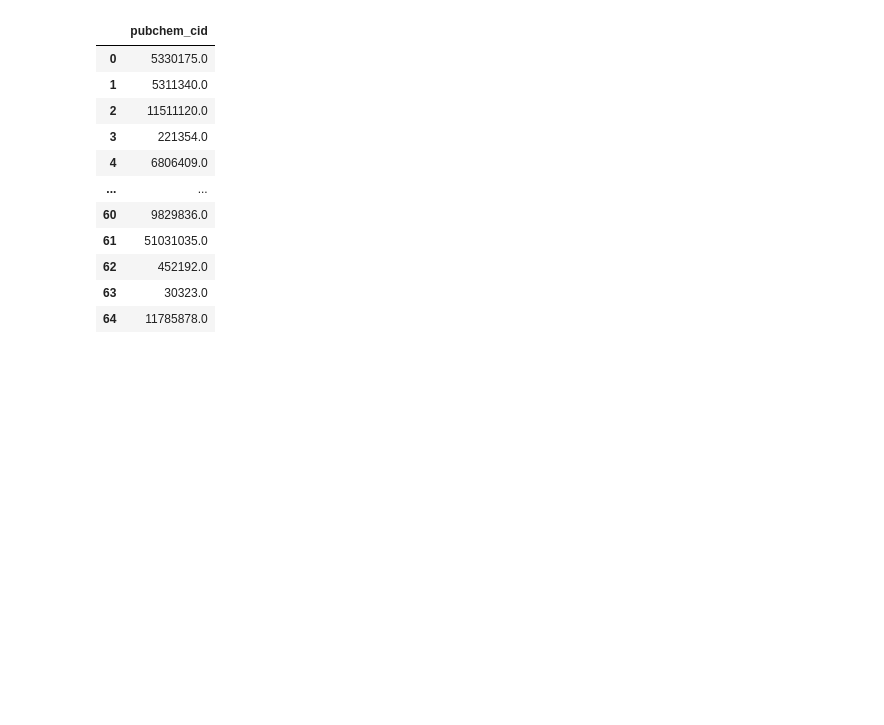
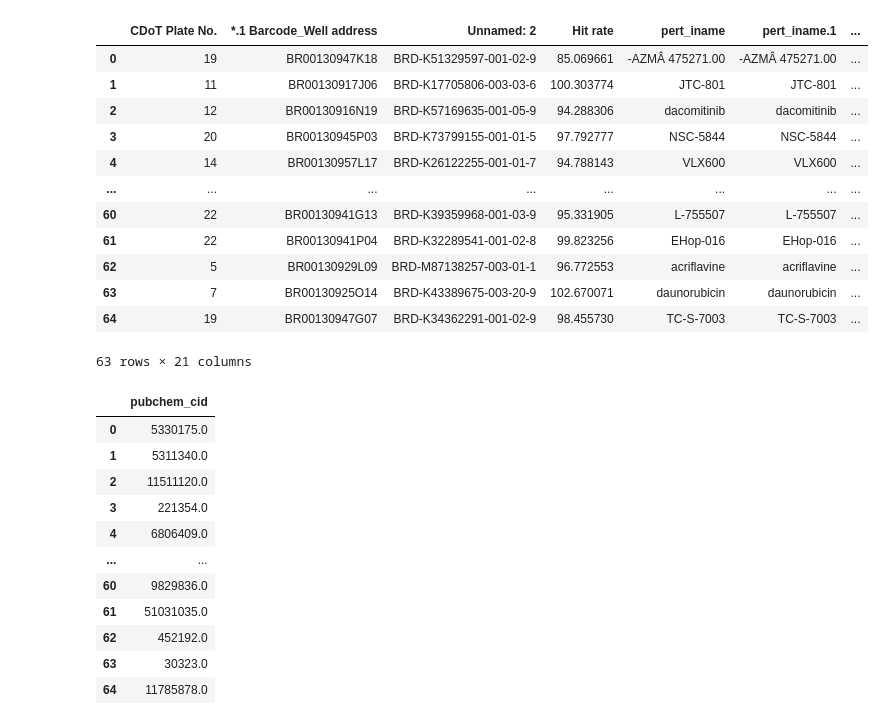
Before and after one commit to kattens/ChemBridge, a Jupyter notebook: Pubchem_Downloader_Phase_one.ipynb, the cells around one changed output. Cells and saved outputs as stored; diff of their text form; code cells hidden in the pictures; blank space fills up the shorter version.

```diff
--- a/Pubchem_Downloader_Phase_one.ipynb
+++ b/Pubchem_Downloader_Phase_one.ipynb
@@ -17,6 +45,23 @@ df = pd.read_excel(file_path)
 #based on a experiment theres some NaN values in the column that we should remove
 #remove the rows with NaN as the pubchem_cid value
 df = df.dropna(subset=['pubchem_cid'])
+# %%
+#just a representation of the cdot csv file:
+df
+# %% [output]
+|  | CDoT Plate No. | *.1 Barcode_Well address | Unnamed: 2 | Hit rate | pert_iname | pert_iname.1 | ... |
+| 0 | 19 | BR00130947K18 | BRD-K51329597-001-02-9 | 85.069661 | -AZMÂ 475271.00 | -AZMÂ 475271.00 | ... |
+| 1 | 11 | BR00130917J06 | BRD-K17705806-003-03-6 | 100.303774 | JTC-801 | JTC-801 | ... |
+| 2 | 12 | BR00130916N19 | BRD-K57169635-001-05-9 | 94.288306 | dacomitinib | dacomitinib | ... |
+| 3 | 20 | BR00130945P03 | BRD-K73799155-001-01-5 | 97.792777 | NSC-5844 | NSC-5844 | ... |
+| 4 | 14 | BR00130957L17 | BRD-K26122255-001-01-7 | 94.788143 | VLX600 | VLX600 | ... |
+| ... | ... | ... | ... | ... | ... | ... | ... |
+| 60 | 22 | BR00130941G13 | BRD-K39359968-001-03-9 | 95.331905 | L-755507 | L-755507 | ... |
+| 61 | 22 | BR00130941P04 | BRD-K32289541-001-02-8 | 99.823256 | EHop-016 | EHop-016 | ... |
+| 62 | 5 | BR00130929L09 | BRD-M87138257-003-01-1 | 96.772553 | acriflavine | acriflavine | ... |
+| 63 | 7 | BR00130925O14 | BRD-K43389675-003-20-9 | 102.670071 | daunorubicin | daunorubicin | ... |
+| 64 | 19 | BR00130947G07 | BRD-K34362291-001-02-9 | 98.455730 | TC-S-7003 | TC-S-7003 | ... |
+63 rows × 21 columns
 # %%
 #access to the pubchem_cid column
 df['pubchem_cid']
```
Also changed, not shown: parts of 2 cells of this notebook.
